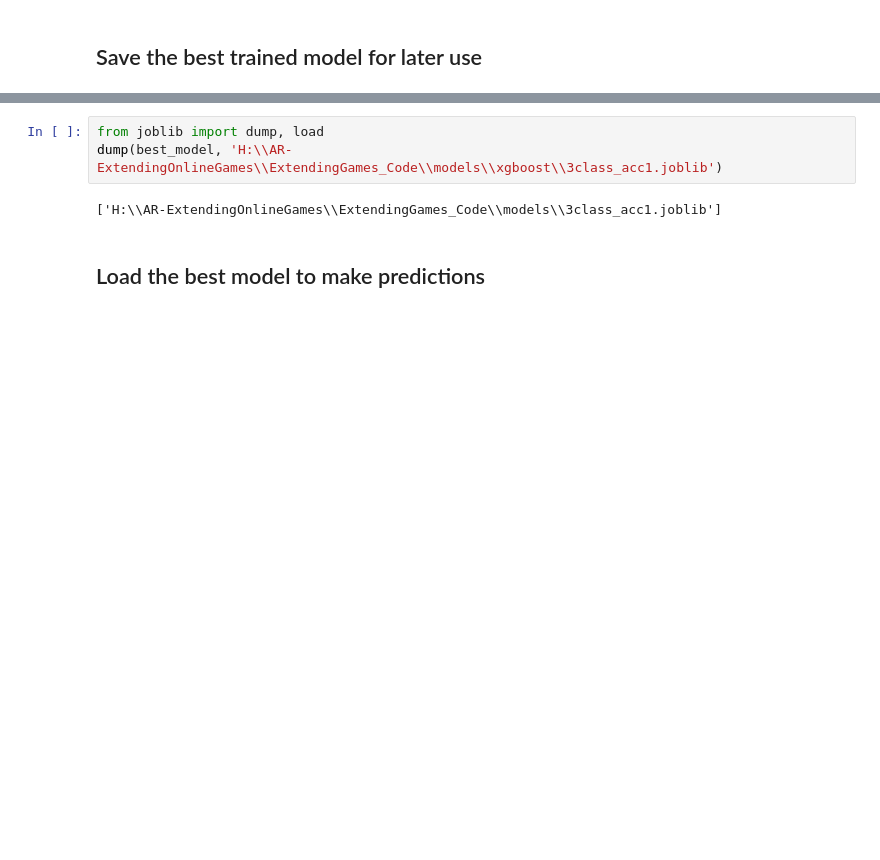
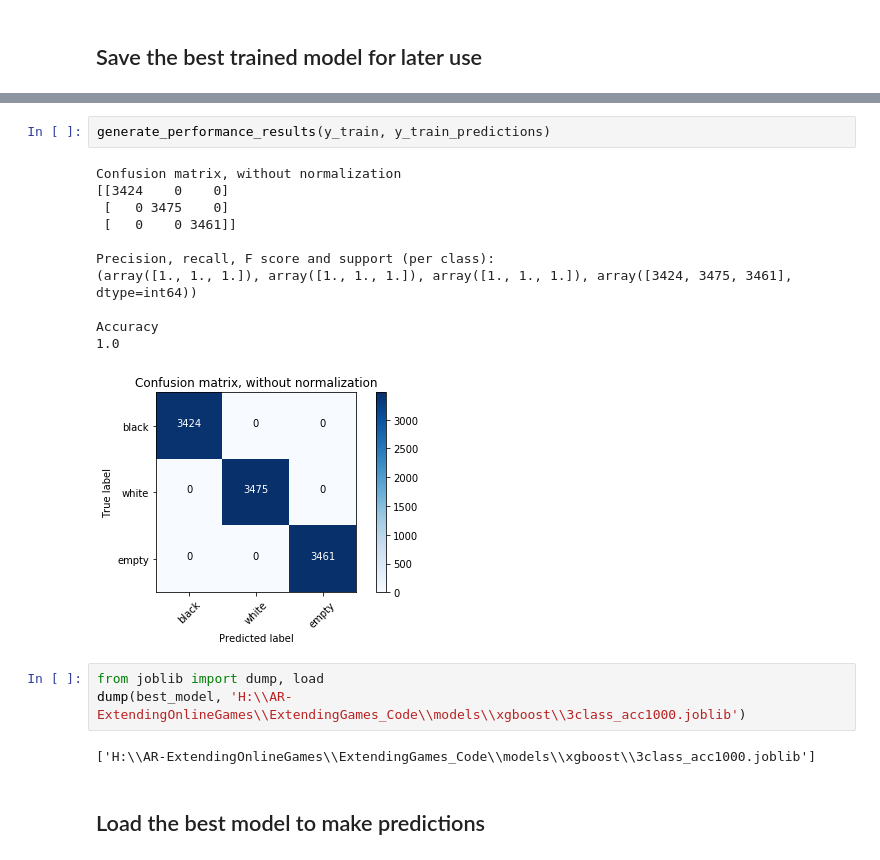
Before and after one commit to ace-racer/Extending-Board-Games-using-deep-learning, a Jupyter notebook: chess_piece_detection/3_class_classifier/Optimized XGB.ipynb, the cells around one changed output, grey strips where cells are left out. Cells and saved outputs as stored; diff of their text form; blank space fills up the shorter version.

```diff
--- a/chess_piece_detection/3_class_classifier/Optimized XGB.ipynb
+++ b/chess_piece_detection/3_class_classifier/Optimized XGB.ipynb
@@ -222,11 +222,25 @@ Precision, recall, F score and support (per class):
 Accuracy
 1.0
 [figure]
+# %%
+generate_performance_results(y_train, y_train_predictions)
+# %% [output]
+Confusion matrix, without normalization
+[[3424    0    0]
+ [   0 3475    0]
+ [   0    0 3461]]
+
+Precision, recall, F score and support (per class):
+(array([1., 1., 1.]), array([1., 1., 1.]), array([1., 1., 1.]), array([3424, 3475, 3461], dtype=int64))
+
+Accuracy
+1.0
+[figure, added]
 # %%
 from joblib import dump, load
-dump(best_model, 'H:\\AR-ExtendingOnlineGames\\ExtendingGames_Code\\models\\xgboost\\3class_acc1.joblib')
+dump(best_model, 'H:\\AR-ExtendingOnlineGames\\ExtendingGames_Code\\models\\xgboost\\3class_acc1000.joblib')
 # %% [output]
-['H:\\AR-ExtendingOnlineGames\\ExtendingGames_Code\\models\\3class_acc1.joblib']
+['H:\\AR-ExtendingOnlineGames\\ExtendingGames_Code\\models\\xgboost\\3class_acc1000.joblib']
 # %% [markdown]
 ## Load the best model to make predictions
 # %%
```
Also changed, not shown: parts of 1 cell of this notebook, 1 other file.
